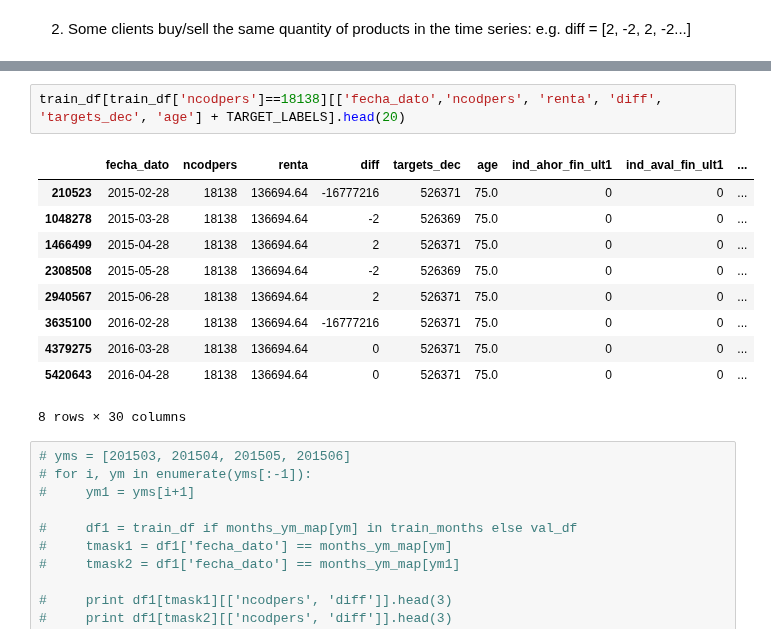
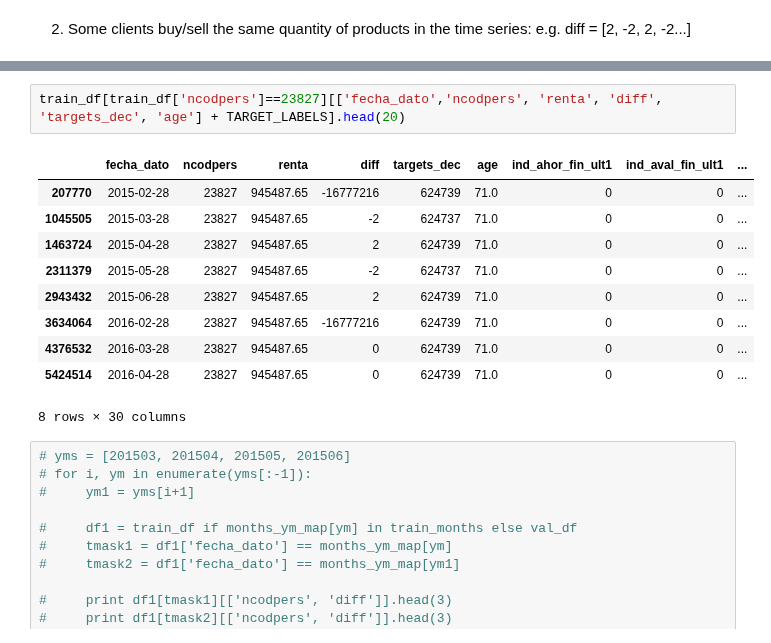
Before and after one commit to vfdev-5/SPR, a Jupyter notebook: keras/NN_predictions_2_CV_active_clients2.ipynb, the cells around one changed output, grey strips where cells are left out. Saved outputs shown, nothing was run; the diff lists cells and outputs as text.

```diff
--- a/keras/NN_predictions_2_CV_active_clients2.ipynb
+++ b/keras/NN_predictions_2_CV_active_clients2.ipynb
@@ -264,15 +319,15 @@ train_df[mask].sort_values(['ncodpers', 'fecha_dato'])[['fecha_dato','ncodpers',
 # %%
-train_df[train_df['ncodpers']==18138][['fecha_dato','ncodpers', 'renta', 'diff', 'targets_dec', 'age'] + TARGET_LABELS].head(20)
+train_df[train_df['ncodpers']==23827][['fecha_dato','ncodpers', 'renta', 'diff', 'targets_dec', 'age'] + TARGET_LABELS].head(20)
 # %% [output]
 |  | fecha_dato | ncodpers | renta | diff | targets_dec | age | ind_ahor_fin_ult1 | ind_aval_fin_ult1 | ... |
-| 210523 | 2015-02-28 | 18138 | 136694.64 | -16777216 | 526371 | 75.0 | 0 | 0 | ... |
-| 1048278 | 2015-03-28 | 18138 | 136694.64 | -2 | 526369 | 75.0 | 0 | 0 | ... |
-| 1466499 | 2015-04-28 | 18138 | 136694.64 | 2 | 526371 | 75.0 | 0 | 0 | ... |
-| 2308508 | 2015-05-28 | 18138 | 136694.64 | -2 | 526369 | 75.0 | 0 | 0 | ... |
-| 2940567 | 2015-06-28 | 18138 | 136694.64 | 2 | 526371 | 75.0 | 0 | 0 | ... |
-| 3635100 | 2016-02-28 | 18138 | 136694.64 | -16777216 | 526371 | 75.0 | 0 | 0 | ... |
-| 4379275 | 2016-03-28 | 18138 | 136694.64 | 0 | 526371 | 75.0 | 0 | 0 | ... |
-| 5420643 | 2016-04-28 | 18138 | 136694.64 | 0 | 526371 | 75.0 | 0 | 0 | ... |
+| 207770 | 2015-02-28 | 23827 | 945487.65 | -16777216 | 624739 | 71.0 | 0 | 0 | ... |
+| 1045505 | 2015-03-28 | 23827 | 945487.65 | -2 | 624737 | 71.0 | 0 | 0 | ... |
+| 1463724 | 2015-04-28 | 23827 | 945487.65 | 2 | 624739 | 71.0 | 0 | 0 | ... |
+| 2311379 | 2015-05-28 | 23827 | 945487.65 | -2 | 624737 | 71.0 | 0 | 0 | ... |
+| 2943432 | 2015-06-28 | 23827 | 945487.65 | 2 | 624739 | 71.0 | 0 | 0 | ... |
+| 3634064 | 2016-02-28 | 23827 | 945487.65 | -16777216 | 624739 | 71.0 | 0 | 0 | ... |
+| 4376532 | 2016-03-28 | 23827 | 945487.65 | 0 | 624739 | 71.0 | 0 | 0 | ... |
+| 5424514 | 2016-04-28 | 23827 | 945487.65 | 0 | 624739 | 71.0 | 0 | 0 | ... |
 8 rows × 30 columns
 # %%
 # yms = [201503, 201504, 201505, 201506]
```
Also changed, not shown: parts of 45 cells of this notebook, 3 other files.
